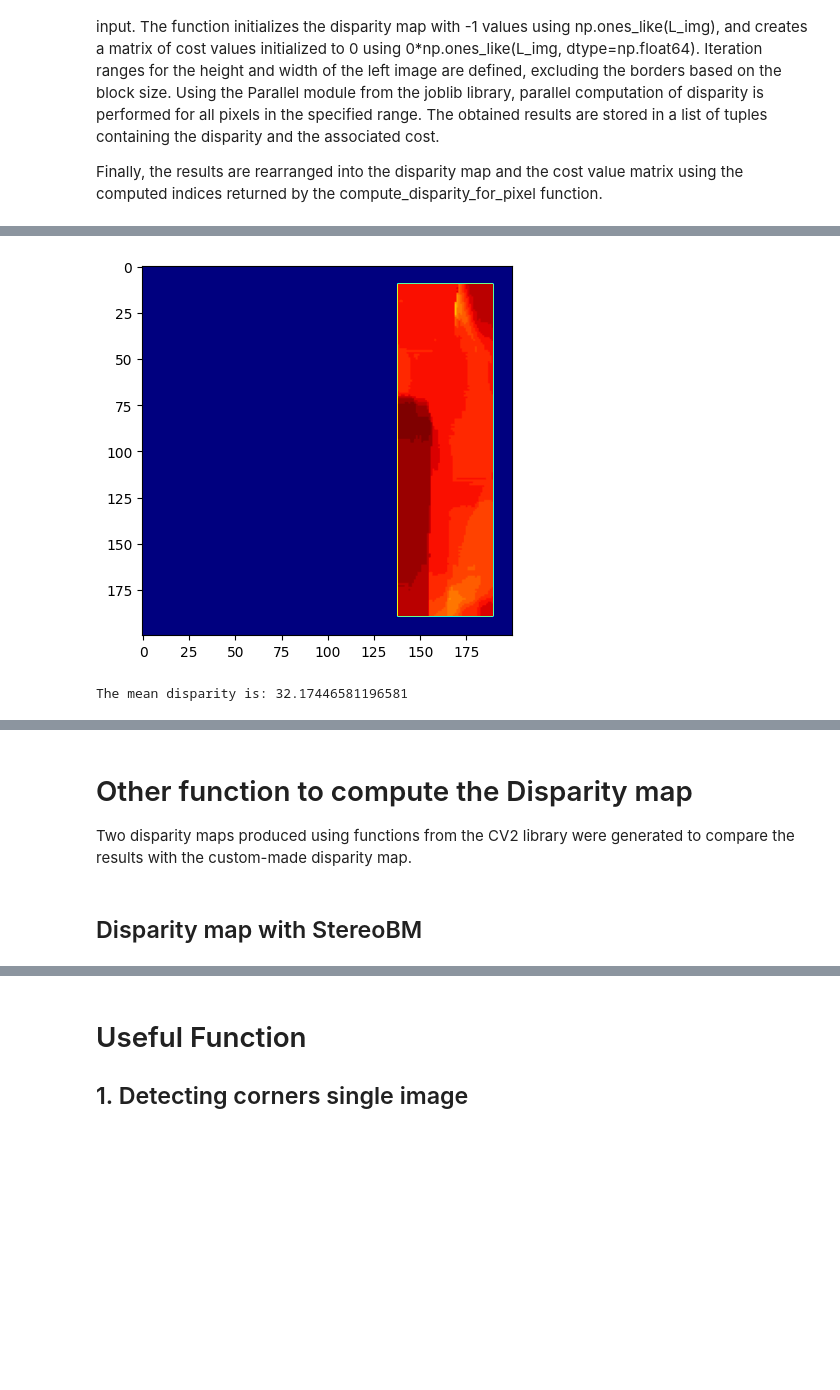
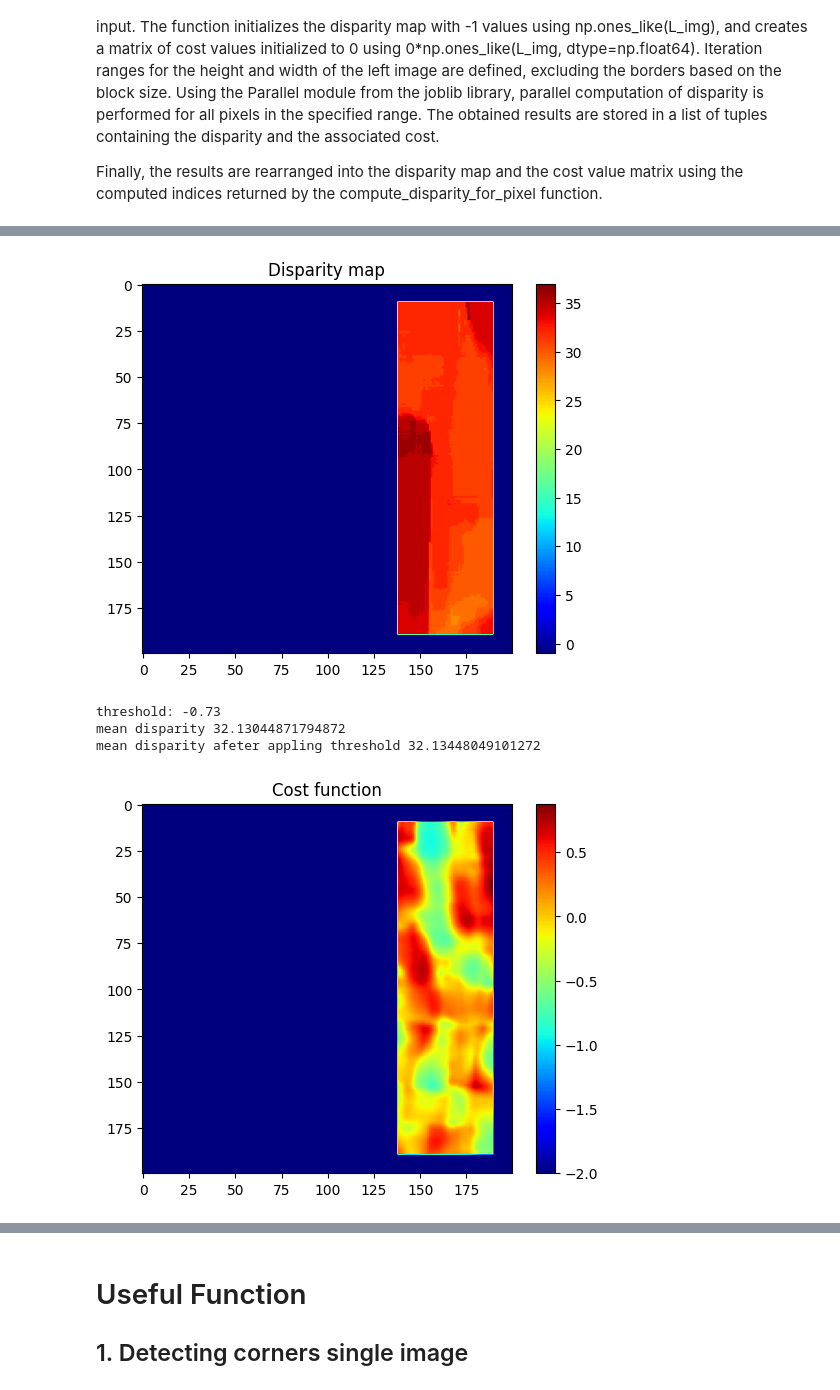
Before and after one commit to ArkaStark/RobotNavigation, a Jupyter notebook: Robot-navigation-paper.ipynb, the cells around one changed output, grey strips where cells are left out. Drawn from its saved outputs; the diff is of its cells as text; code cells hidden in the pictures; blank space fills up the shorter version.

```diff
--- a/Robot-navigation-paper.ipynb
+++ b/Robot-navigation-paper.ipynb
@@ -365,7 +436,7 @@ def compute_disparity_map_parallel(L_img, R_img, d_max, block_size, min_disparit
     width_range=range(d_max+crop_border+min_disparity, img_width-crop_border)
 
     disparity = -1*np.ones_like(L_img)
-    cost_values = 0*np.ones_like(L_img, dtype=np.float64)
+    cost_values = -2*np.ones_like(L_img, dtype=np.float64)
 
     results = Parallel(n_jobs=-1)(delayed(compute_disparity_for_pixel)(i, j, L_img, R_img, d_max, cost_fn, crop_border, min_disparity) for i in hight_range for j in width_range)
 
@@ -377,21 +453,60 @@ def compute_disparity_map_parallel(L_img, R_img, d_max, block_size, min_disparit
+# %%
+def cost_thresholding(disparity, cost, cost_fn):
+    cost_region = cost[disparity > 0]
+    if cost_fn == sad_fn or cost_fn == ssd_fn:
+        threshold = np.mean(cost_region) + 2*np.std(cost_region)
+        mask = (cost < threshold) | (cost == -2)
+    else:
+        threshold = np.mean(cost_region) - 2*np.std(cost_region)
+        mask = (cost > threshold) | (cost == -2)
+
+    print("threshold:", round(threshold, 2))
+
+    # set disparity to -1 where cost is above threshold
+    return np.where(mask, disparity, np.nan)
 # %%
 min_disparity = 0
 d_max = 128 #Max value of disparities
 block_size = 21
 
 #Choose the function
-cost_fn = ssd_fn # sad_fn, ssd_fn, ncc_fn, zncc_fn
+cost_fn = zncc_fn # sad_fn, ssd_fn, ncc_fn, zncc_fn
 
 #Choose the approach
-disparity = compute_disparity_map(np_L_cropped, np_R_cropped, d_max, block_size, cost_fn)
-#disparity, cost = compute_disparity_map_parallel(np_L_cropped, np_R_cropped, d_max, block_size, min_disparity, cost_fn)
+#disparity = compute_disparity_map(np_L_cropped, np_R_cropped, d_max, block_size, cost_fn)
+disparity, cost = compute_disparity_map_parallel(np_L_cropped, np_R_cropped, d_max, block_size, min_disparity, cost_fn)
 
 plt.imshow(disparity, cmap = 'jet')
+plt.title (f'Disparity map')
+plt.colorbar()
 plt.show()
+
+filtered_disparity = cost_thresholding(disparity, cost, cost_fn)
 
 positive_disparities = disparity[disparity > 0]
 mean_disparity = np.mean(positive_disparities)
-print('The mean disparity is:',mean_disparity)
+print("mean disparity", mean_disparity)
+
+positive_disparities_filtered = filtered_disparity[filtered_disparity > 0]
+mean_disparity = np.mean(positive_disparities_filtered)
+print("mean disparity afeter appling threshold", mean_disparity)
+
+plt.imshow(cost, cmap = 'jet')
+plt.title (f'Cost function')
+plt.colorbar()
+plt.show()
+
+# Create a colormap that shows 'bad' values (i.e., NaNs) in black
+cmap = plt.cm.jet
+cmap.set_bad(color='black')
+
+plt.imshow(filtered_disparity, cmap = cmap)
+plt.title(f'Disparity with threshold')
+plt.colorbar()
+plt.show()
 # %% [output]
-[figure, old version]
+[figure, new version]
-The mean disparity is: 32.17446581196581
+threshold: -0.73
+mean disparity 32.13044871794872
+mean disparity afeter appling threshold 32.13448049101272
+[figure, added]
@@ -398,5 +513,0 @@ The mean disparity is: 32.17446581196581
-# %% [markdown]
-# Other function to compute the Disparity map
-Two disparity maps produced using functions from the CV2 library were generated to compare the results with the custom-made disparity map.
-# %% [markdown]
-## Disparity map with StereoBM
```
Also changed, not shown: parts of 37 cells of this notebook.
